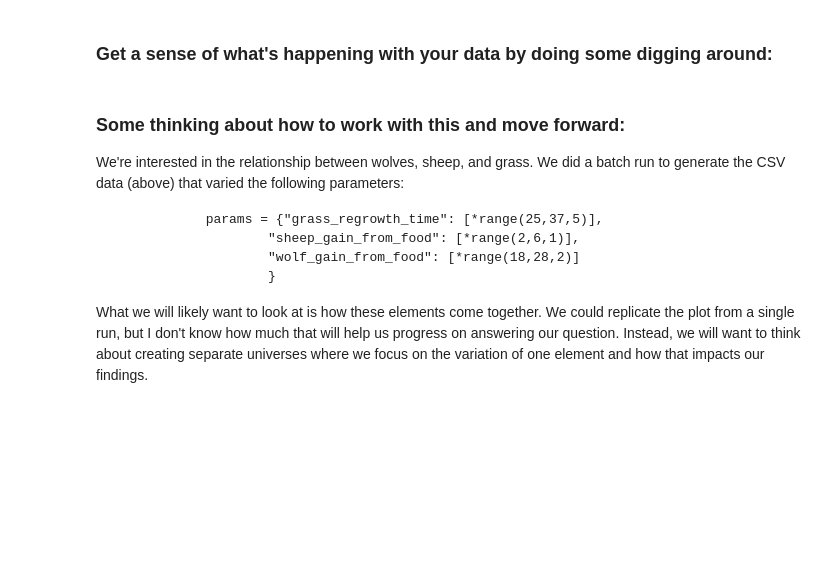
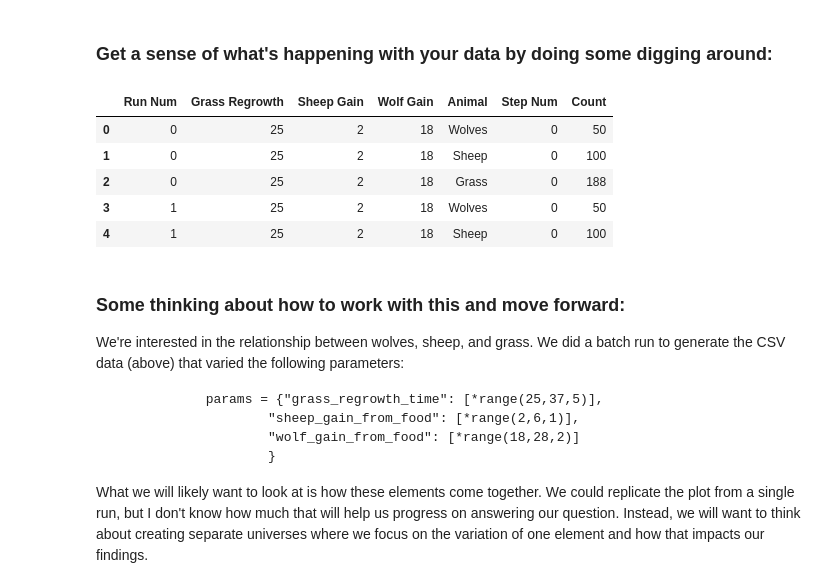
Before and after one commit to jmclip/MACSS-40550-ABM, a Jupyter notebook: 7_Analysis_YAAWN/data/batch_analysis_practice.ipynb, the cells around one changed output. Saved outputs shown, nothing was run; the diff lists cells and outputs as text; code cells hidden in the pictures; blank space fills up the shorter version.

```diff
--- a/7_Analysis_YAAWN/data/batch_analysis_practice.ipynb
+++ b/7_Analysis_YAAWN/data/batch_analysis_practice.ipynb
@@ -14,4 +34,11 @@ wolf_batch_steps = pd.read_csv('./seg_model_steps_batch_run_data.csv', index_col
 ### Get a sense of what's happening with your data by doing some digging around:
 # %%
 # take a peek at the overall structure
-wolf_batch.head()
+batch_long.head()
+# %% [output]
+|  | Run Num | Grass Regrowth | Sheep Gain | Wolf Gain | Animal | Step Num | Count |
+| 0 | 0 | 25 | 2 | 18 | Wolves | 0 | 50 |
+| 1 | 0 | 25 | 2 | 18 | Sheep | 0 | 100 |
+| 2 | 0 | 25 | 2 | 18 | Grass | 0 | 188 |
+| 3 | 1 | 25 | 2 | 18 | Wolves | 0 | 50 |
+| 4 | 1 | 25 | 2 | 18 | Sheep | 0 | 100 |
```
Also changed, not shown: parts of 8 cells of this notebook, 1 other file.
